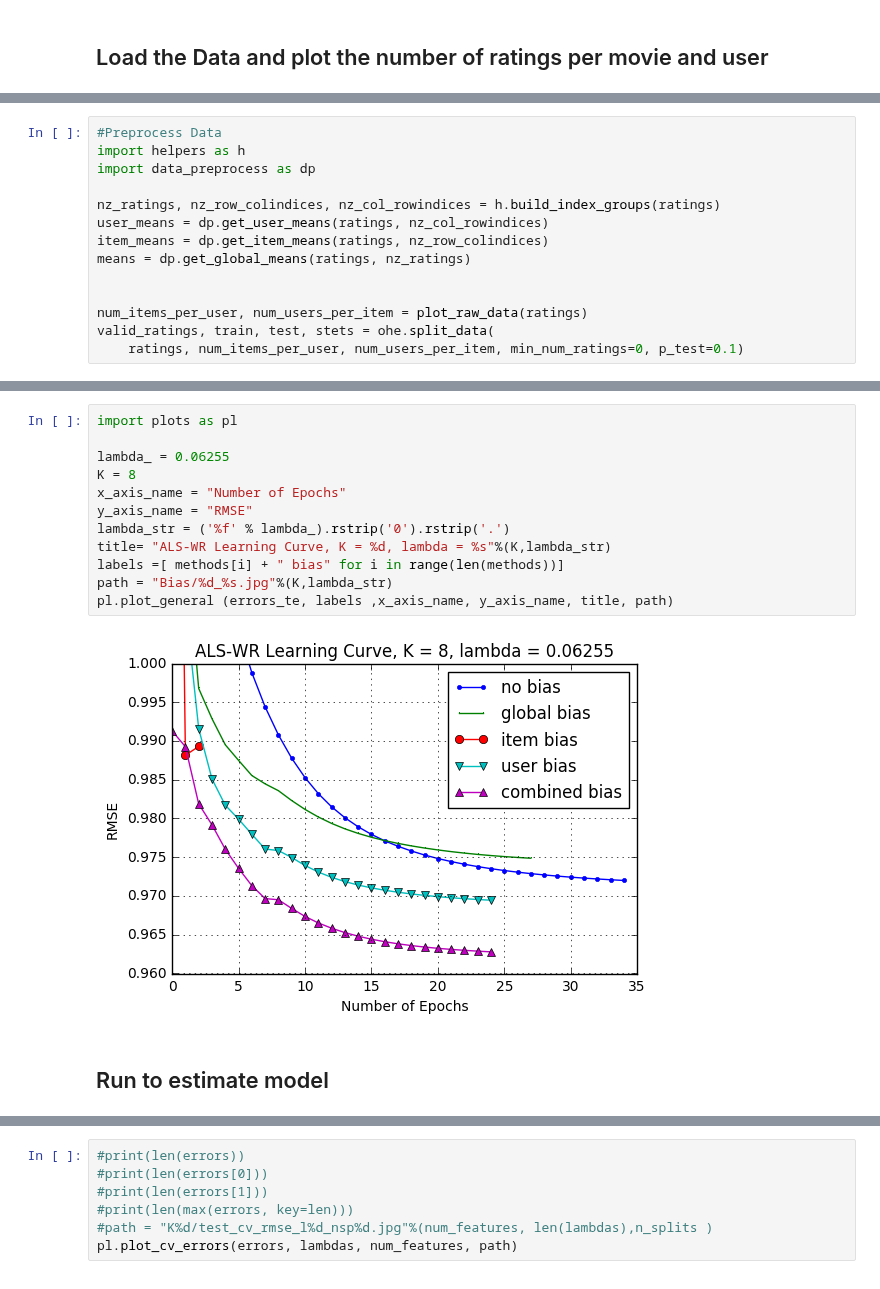
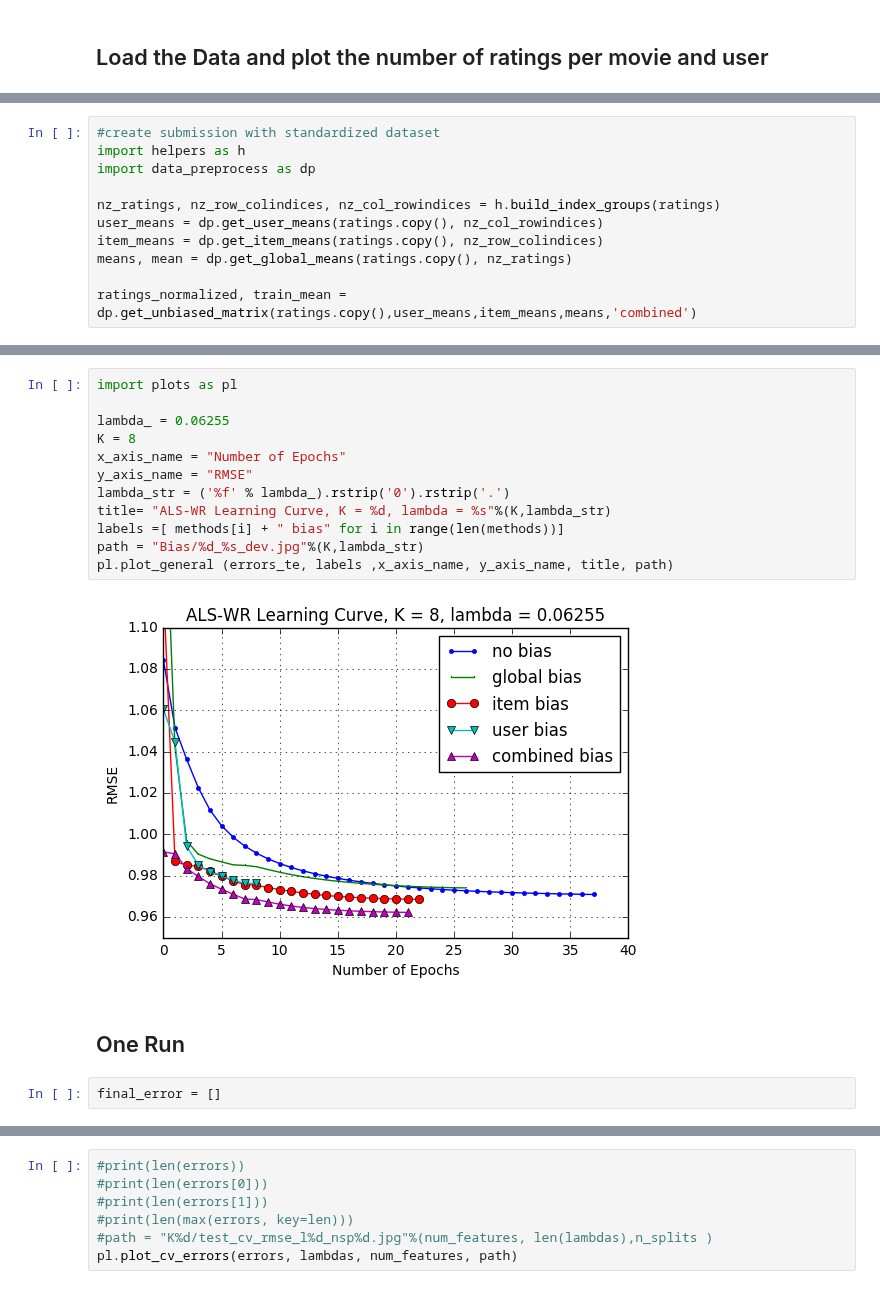
Before and after one commit to MLortki/Machine_Learning_Recommender_Systems, a Jupyter notebook: src/main_manana.ipynb, the cells around one changed output, grey strips where cells are left out. Drawn from its saved outputs; the diff is of its cells as text.

```diff
--- a/src/main_manana.ipynb
+++ b/src/main_manana.ipynb
@@ -40,17 +33,14 @@ shape of dataset: (10000, 1000)
 [figure]
 min # of items per user = 8, min # of users per item = 3.
 # %%
-#Preprocess Data
+#create submission with standardized dataset
 import helpers as h
 import data_preprocess as dp
 
 nz_ratings, nz_row_colindices, nz_col_rowindices = h.build_index_groups(ratings)
-user_means = dp.get_user_means(ratings, nz_col_rowindices)
-item_means = dp.get_item_means(ratings, nz_row_colindices)
-means = dp.get_global_means(ratings, nz_ratings)
+user_means = dp.get_user_means(ratings.copy(), nz_col_rowindices)
+item_means = dp.get_item_means(ratings.copy(), nz_row_colindices)
+means, mean = dp.get_global_means(ratings.copy(), nz_ratings)
 
-
-num_items_per_user, num_users_per_item = plot_raw_data(ratings)
-valid_ratings, train, test, stets = ohe.split_data(
-    ratings, num_items_per_user, num_users_per_item, min_num_ratings=0, p_test=0.1)
+ratings_normalized, train_mean = dp.get_unbiased_matrix(ratings.copy(),user_means,item_means,means,'combined')
 # %% [output]
@@ -192,16 +137,18 @@ combined ok
 # %%
 import plots as pl
 
 lambda_ = 0.06255
 K = 8
 x_axis_name = "Number of Epochs"
 y_axis_name = "RMSE"
 lambda_str = ('%f' % lambda_).rstrip('0').rstrip('.')
 title= "ALS-WR Learning Curve, K = %d, lambda = %s"%(K,lambda_str)
 labels =[ methods[i] + " bias" for i in range(len(methods))]
-path = "Bias/%d_%s.jpg"%(K,lambda_str)
+path = "Bias/%d_%s_dev.jpg"%(K,lambda_str)
 pl.plot_general (errors_te, labels ,x_axis_name, y_axis_name, title, path)
 # %% [output]
-[figure, old version]
+[figure, new version]
 # %% [markdown]
-## Run to estimate model
+## One Run
+# %%
+final_error = []
```
Also changed, not shown: parts of 18 cells of this notebook, 8 other files.
